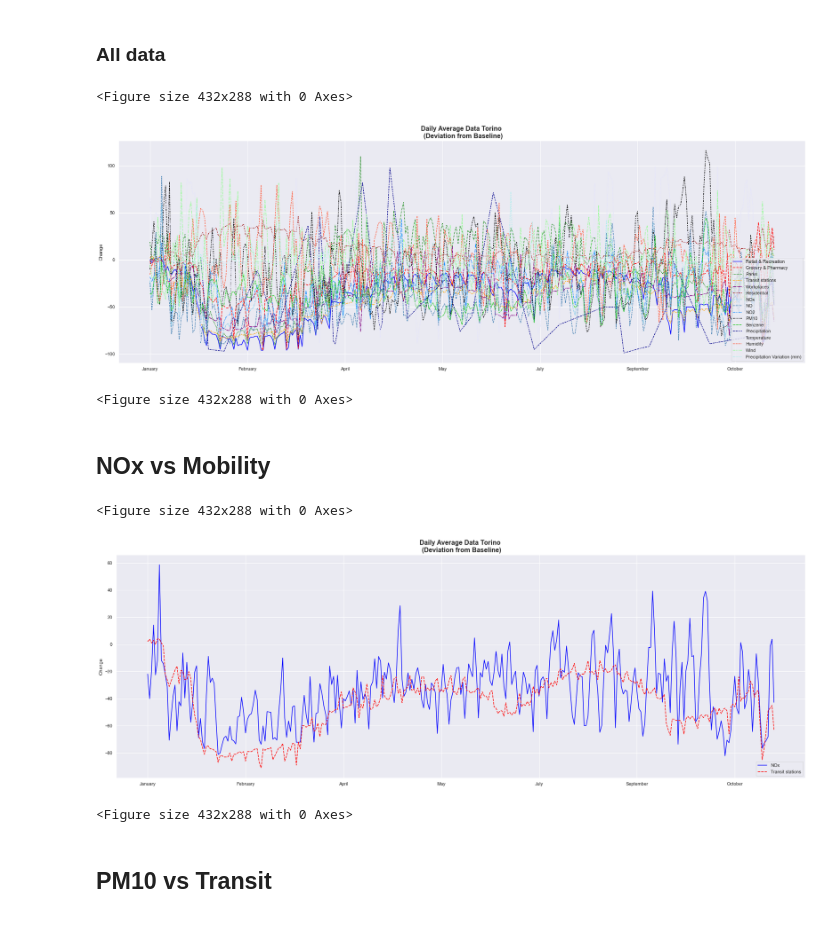
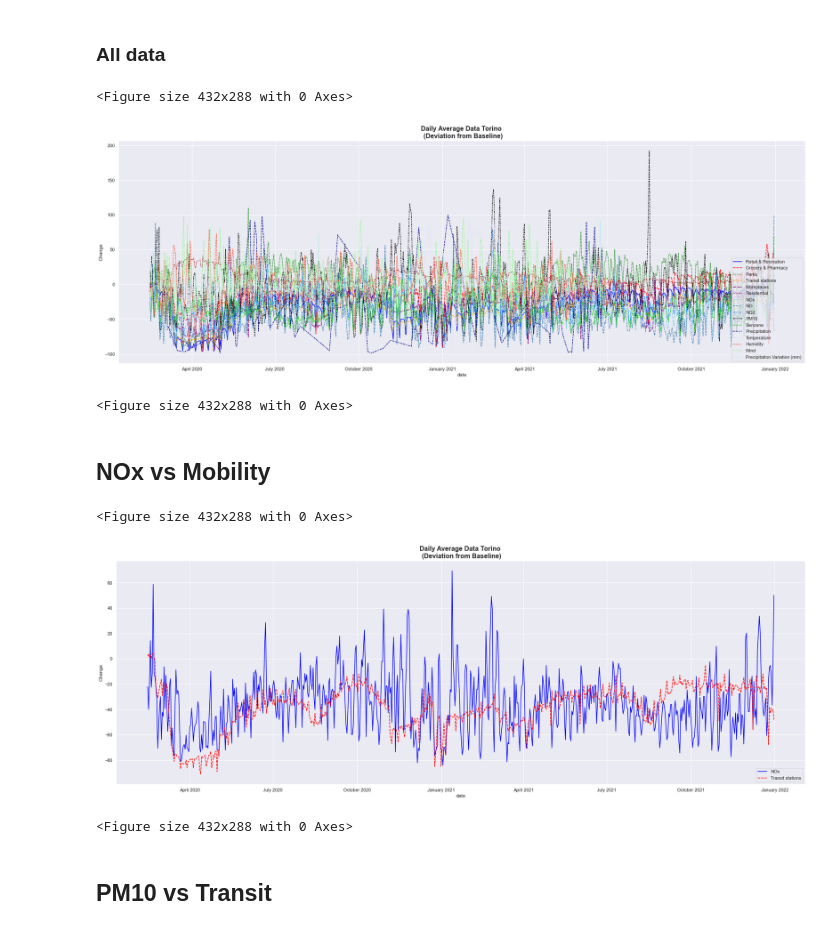
Before and after one commit to danielegerbaldo/Turin-Air-Quality-Comparison-Lockdown, a Jupyter notebook: Turin-Air-Quality-Comparison-Lockdown.ipynb, the cells around one changed output. Saved outputs shown, nothing was run; the diff lists cells and outputs as text; code cells hidden in the pictures.

```diff
--- a/Turin-Air-Quality-Comparison-Lockdown.ipynb
+++ b/Turin-Air-Quality-Comparison-Lockdown.ipynb
@@ -256,3 +293,10 @@ avg_turin_bnz = avg_turin_bnz.rename(columns = {'Valore':'Benzene'})
+# %%
+consolata_bnz_2021 = get_daily_adjusted_data('data/ARPA/Benzene/Consolata/Torino-Consolata_Idrocarburi-aromatici','2021')
+rebaudengo_bnz_2021 = get_daily_adjusted_data('data/ARPA/Benzene/Rebaudengo/Torino-Rebaudengo_Idrocarburi-aromatici','2021')
+lingotto_bnz_2021 = get_daily_adjusted_data('data/ARPA/Benzene/Lingotto/Torino-Lingotto_Idrocarburi-aromatici','2021')
+rubino_bnz_2021 = get_daily_adjusted_data('data/ARPA/Benzene/Rubino/Torino-Rubino_Idrocarburi-aromatici','2021')
+avg_turin_bnz_2021 = pd.concat([consolata_bnz_2021,rebaudengo_bnz_2021,lingotto_bnz_2021,rubino_bnz_2021]).groupby('Data rilevamento', as_index=True).mean()
+avg_turin_bnz_2021.rename(columns = {'Valore':'Benzene'}, inplace = True)
 # %% [markdown]
 ### Reading Weather data 2020
 Provided by: <br>
@@ -265,7 +309,7 @@ def read_ARPA_csv(path):
 
     #merge date and hours and parsing
     dataFrame["Data"] = dataFrame["Data"]
-    dataFrame["Data"] = pd.to_datetime(dataFrame["Data"])
+    dataFrame["Data"] = pd.to_datetime(dataFrame["Data"], format='%d/%m/%Y')
     #removing unamed column
     dataFrame = dataFrame.loc[:, ~dataFrame.columns.str.contains('^Unnamed')]
     #Removing empty column
@@ -399,11 +413,25 @@ to_mobility_data_2020_2021
 # %%
-merged_data = to_mobility_data_2020_2021.merge(avg_turin_nox[['NOx']], left_on='date', right_on='Data rilevamento')
-merged_data = merged_data.merge(avg_turin_no[['NO']], left_on='date', right_on='Data rilevamento')
-merged_data = merged_data.merge(avg_turin_no2[['NO2']], left_on='date', right_on='Data rilevamento')
-merged_data = merged_data.merge(avg_turin_pm10[['PM10']], left_on='date', right_on='Data rilevamento')
-merged_data = merged_data.merge(avg_turin_bnz[['Benzene']], left_on='date', right_on='Data rilevamento')
-merged_data = merged_data.merge(get_weather_change_from_2012_2019(weather_data_2020), left_on='date', right_on='Data')
-merged_data = merged_data.merge(get_weather_change_from_2012_2019(weather_data_2021), left_on='date', right_on='Data')
-merged_data = merged_data.merge(get_precipitation_variation(weather_data_2020), left_on='date', right_on='Data')
-merged_data = merged_data.merge(get_precipitation_variation(weather_data_2021), left_on='date', right_on='Data')
-merged_data.drop(merged_data[['Data']], inplace = True, axis = 1)
+#merging 2020 data
+merged_data_2020 = to_mobility_data_2020.merge(avg_turin_nox_2020[['NOx']], left_on='date', right_on='Data rilevamento')
+merged_data_2020 = merged_data_2020.merge(avg_turin_no_2020[['NO']], left_on='date', right_on='Data rilevamento')
+merged_data_2020 = merged_data_2020.merge(avg_turin_no2_2020[['NO2']], left_on='date', right_on='Data rilevamento')
+merged_data_2020 = merged_data_2020.merge(avg_turin_pm10_2020[['PM10']], left_on='date', right_on='Data rilevamento')
+merged_data_2020 = merged_data_2020.merge(avg_turin_bnz_2020[['Benzene']], left_on='date', right_on='Data rilevamento')
+merged_data_2020 = merged_data_2020.merge(get_weather_change_from_2012_2019(weather_data_2020), left_on='date', right_on='Data')
+merged_data_2020 = merged_data_2020.merge(get_precipitation_variation(weather_data_2020), left_on='date', right_on='Data', how='left')
+
+#merging 2021 data
+merged_data_2021 = to_mobility_data_2021.merge(avg_turin_nox_2021[['NOx']], left_on='date', right_on='Data rilevamento')
+merged_data_2021 = merged_data_2021.merge(avg_turin_no_2021[['NO']], left_on='date', right_on='Data rilevamento')
+merged_data_2021 = merged_data_2021.merge(avg_turin_no2_2021[['NO2']], left_on='date', right_on='Data rilevamento')
+merged_data_2021 = merged_data_2021.merge(avg_turin_pm10_2021[['PM10']], left_on='date', right_on='Data rilevamento')
+merged_data_2021 = merged_data_2021.merge(avg_turin_bnz_2021[['Benzene']], left_on='date', right_on='Data rilevamento')
+merged_data_2021 = merged_data_2021.merge(get_weather_change_from_2012_2019(weather_data_2021), left_on='date', right_on='Data',how='left')
+precipitation_var = get_precipitation_variation(weather_data_2021).copy()
+merged_data_2021 = merged_data_2021.merge(precipitation_var, left_on='date', right_on='Data',how='left')
+
+#concat all together
+merged_data = pd.concat([merged_data_2020, merged_data_2021])
+merged_data.drop(merged_data_2020[['Data']], inplace = True, axis = 1)
+merged_data.set_index("date", inplace=True)
+merged_data
@@ -419,26 +462,26 @@ chart = sns.lineplot(data=merged_data, palette=palette)
 plt.ylabel('Change')
 plt.title("Daily Average Data Torino \n (Deviation from Baseline)",fontdict= { 'fontsize': 16, 'fontweight':'bold'})
 plt.legend(loc='lower right')
-ax.xaxis.set_major_formatter(dates.DateFormatter("%B"))
+ax.xaxis.set_major_formatter(dates.DateFormatter("%B %Y"))
 plt.figure()
 # %% [output]
 <Figure size 432x288 with 0 Axes>
-[figure, old version]
+[figure, new version]
 <Figure size 432x288 with 0 Axes>
 # %% [markdown]
 ## NOx vs Mobility
 # %%
 palette = ["blue","red"]
 fig, ax = plt.subplots(figsize=(30, 10))
 chart = sns.lineplot(data=merged_data[['NOx','Transit stations']], palette=palette)
 plt.ylabel('Change')
 plt.title("Daily Average Data Torino \n (Deviation from Baseline)",fontdict= { 'fontsize': 16, 'fontweight':'bold'})
 plt.legend(loc='lower right')
-ax.xaxis.set_major_formatter(dates.DateFormatter("%B"))
+ax.xaxis.set_major_formatter(dates.DateFormatter("%B %Y"))
 plt.figure()
 # %% [output]
 <Figure size 432x288 with 0 Axes>
-[figure, old version]
+[figure, new version]
 <Figure size 432x288 with 0 Axes>
 # %% [markdown]
 ## PM10 vs Transit
```
Also changed, not shown: parts of 22 cells of this notebook, 3 other files.
